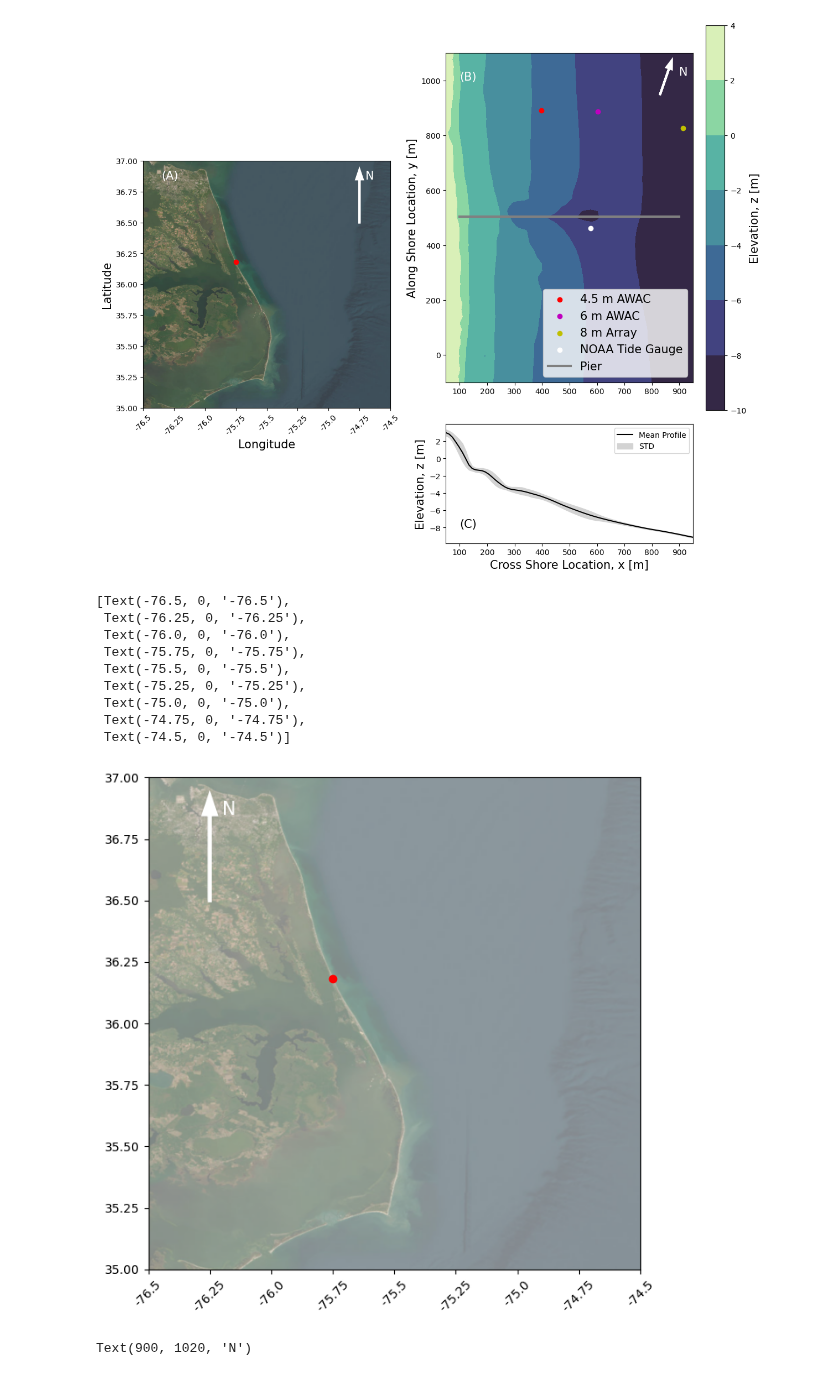
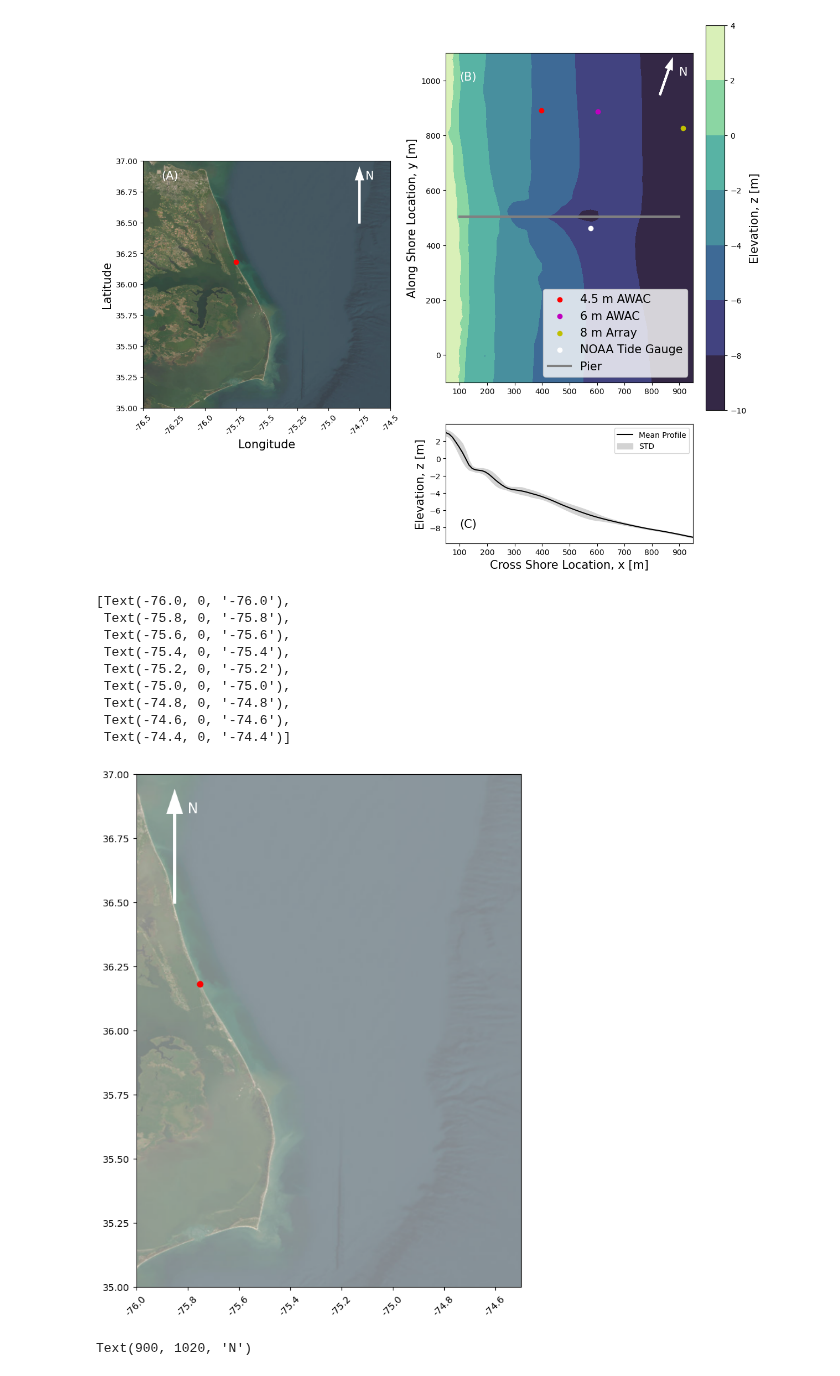
Before and after one commit to SASlabgroup/DUNEXMainExp, a Jupyter notebook: analysis/frf_bathymetry.ipynb, the cells around one changed output. Saved outputs shown, nothing was run; the diff lists cells and outputs as text; code cells hidden in the pictures.

```diff
--- a/analysis/frf_bathymetry.ipynb
+++ b/analysis/frf_bathymetry.ipynb
@@ -103,37 +103,37 @@ fig.savefig('./Figures/fig01.png', format='png', dpi=300)
 # %%
 fig = plt.figure(constrained_layout=True,figsize=(12,10))
 gs = fig.add_gridspec(4, 2)
 
 # Create pandas dataframe and simple geometry
 FRF_lat = 36.182445
 FRF_lon = -75.750384
 df = pd.DataFrame()
 geometry = [Point(FRF_lon, FRF_lat),Point(-100, FRF_lat),Point(FRF_lon, 50)]
 gdf = gpd.GeoDataFrame(df, geometry=geometry, crs='epsg:4326')
 
 ########
 # Panel A - Plot the map of North Carolina
 ax_map = fig.add_subplot(gs[:, 0])
 gdf.plot(ax=ax_map, color='r')
-ax_map.set_xlim(-76.5,-74.5)
+ax_map.set_xlim(-76.0,-74.5)
 ax_map.set_ylim(35,37)
 contextily.add_basemap(ax_map,
                        source ="https://server.arcgisonline.com/ArcGIS/rest/services/World_Imagery/MapServer/tile/{z}/{y}/{x}.jpg",
                        crs=gdf.crs.to_string(), alpha=0.5)
-ax_map.arrow(-76.25,36.5,0,0.35, linewidth=3, head_width=0.05, color='w')
-ax_map.annotate('N',(-76.2, 36.85), color='w', fontsize=15)
+ax_map.arrow(-75.85,36.5,0,0.35, linewidth=3, head_width=0.05, color='w')
+ax_map.annotate('N',(-75.8, 36.85), color='w', fontsize=15)
 ax_map.set_xticklabels(ax_map.get_xticks(), rotation = 45)
 # %% [output]
-[Text(-76.5, 0, '-76.5'),
- Text(-76.25, 0, '-76.25'),
- Text(-76.0, 0, '-76.0'),
- Text(-75.75, 0, '-75.75'),
- Text(-75.5, 0, '-75.5'),
- Text(-75.25, 0, '-75.25'),
+[Text(-76.0, 0, '-76.0'),
+ Text(-75.8, 0, '-75.8'),
+ Text(-75.6, 0, '-75.6'),
+ Text(-75.4, 0, '-75.4'),
+ Text(-75.2, 0, '-75.2'),
  Text(-75.0, 0, '-75.0'),
- Text(-74.75, 0, '-74.75'),
- Text(-74.5, 0, '-74.5')]
+ Text(-74.8, 0, '-74.8'),
+ Text(-74.6, 0, '-74.6'),
+ Text(-74.4, 0, '-74.4')]
-[figure, old version]
+[figure, new version]
 # %%
 # Panel B - Bathy at FRF
 fig, ax_bathy = plt.subplots(figsize=(8,8))
```
Also changed, not shown: parts of 1 cell of this notebook.
